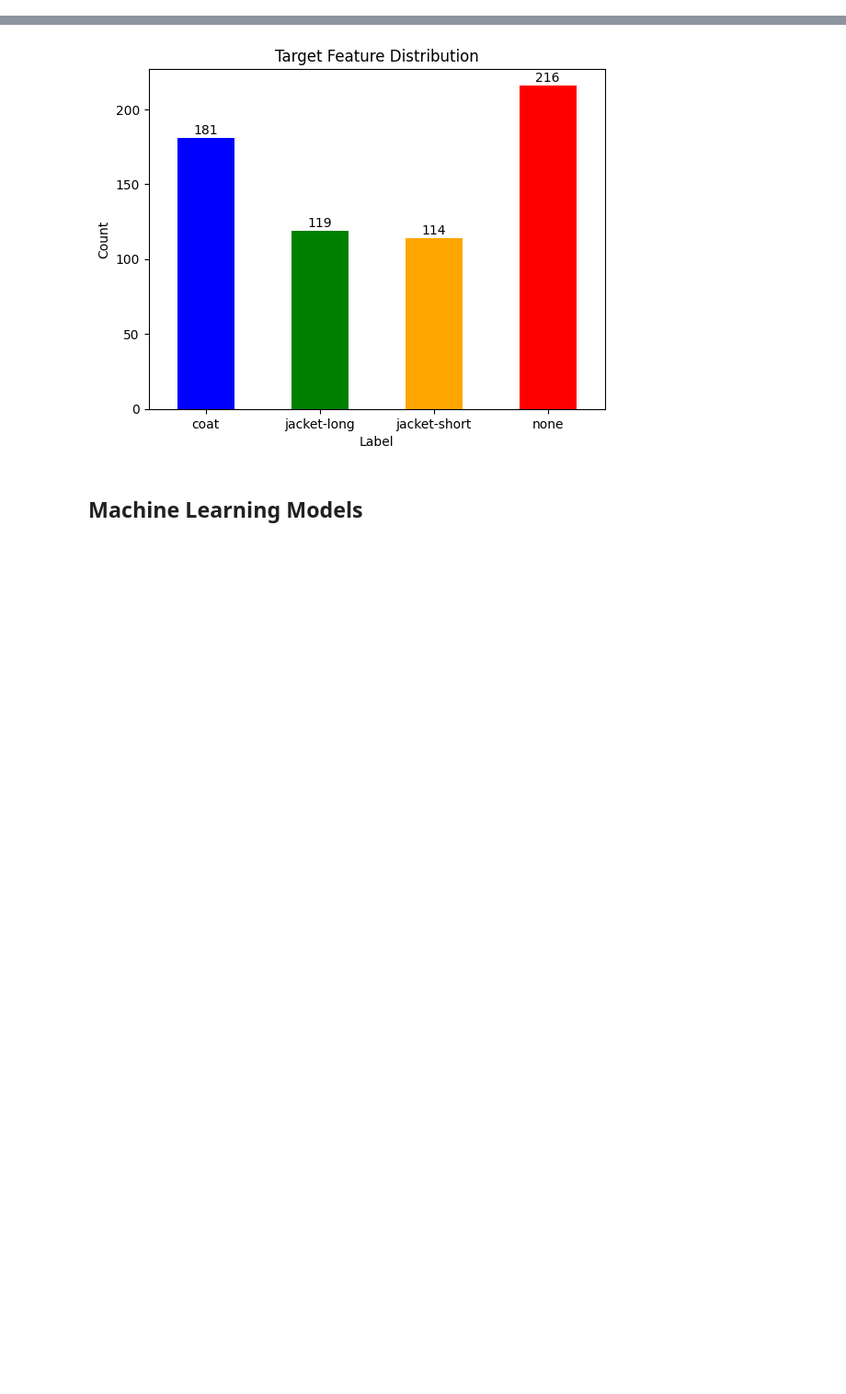
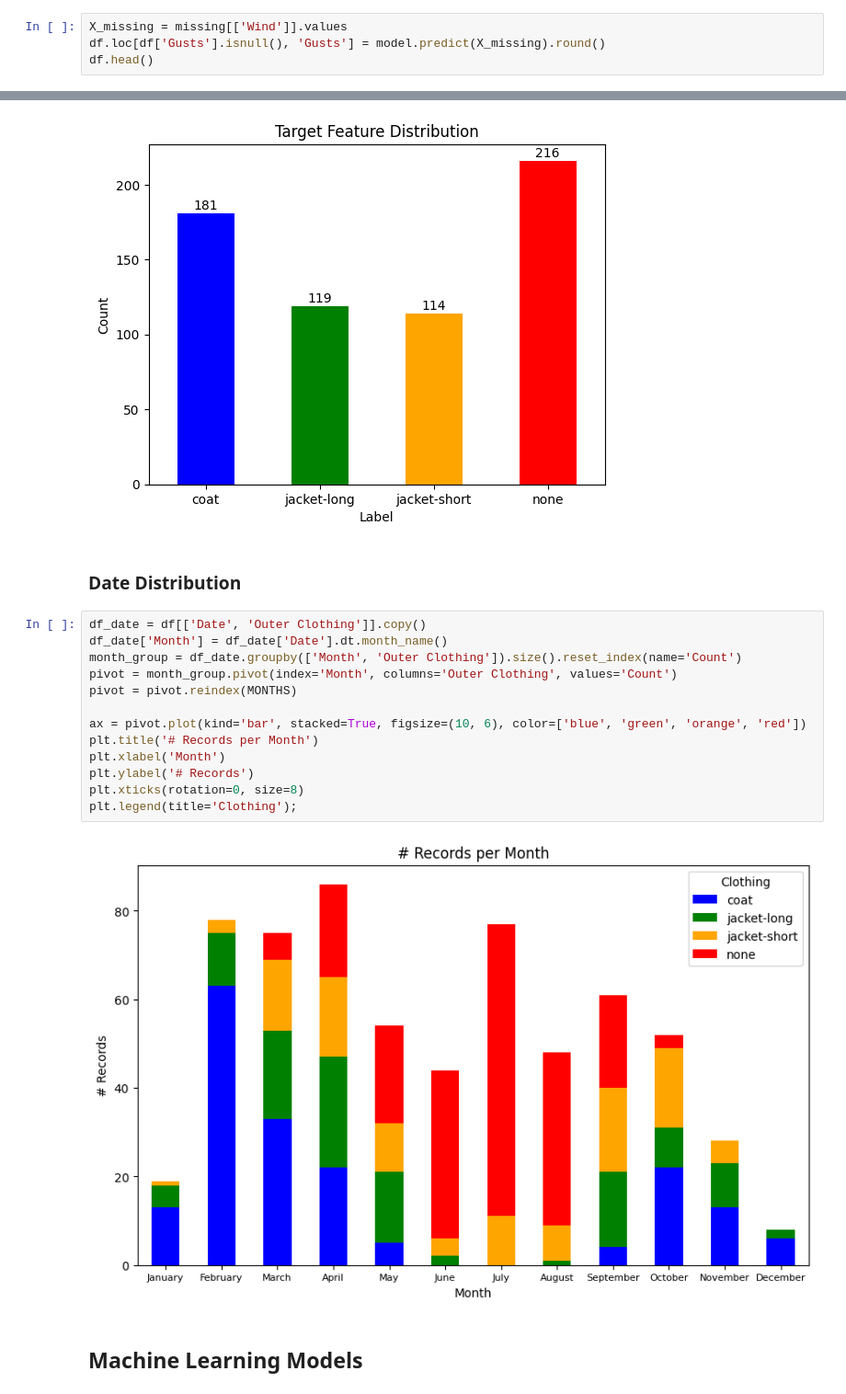
Before and after one commit to tikkikkit21/WeatherML, a Jupyter notebook: research.ipynb, the cells around one changed output, grey strips where cells are left out. Shown at 92% size. Cells and saved outputs as stored; diff of their text form; blank space fills up the shorter version.

```diff
--- a/research.ipynb
+++ b/research.ipynb
@@ -49,0 +106,4 @@ df['Season'] = [get_season(date_str) for date_str in df['Date']]
+# %%
+X_missing = missing[['Wind']].values
+df.loc[df['Gusts'].isnull(), 'Gusts'] = model.predict(X_missing).round()
+df.head()
@@ -65,5 +132,22 @@ plt.xlabel('Label')
 plt.ylabel('Count');
 # %% [output]
 [figure]
+# %% [markdown]
+### Date Distribution
+# %%
+df_date = df[['Date', 'Outer Clothing']].copy()
+df_date['Month'] = df_date['Date'].dt.month_name()
+month_group = df_date.groupby(['Month', 'Outer Clothing']).size().reset_index(name='Count')
+pivot = month_group.pivot(index='Month', columns='Outer Clothing', values='Count')
+pivot = pivot.reindex(MONTHS)
+
+ax = pivot.plot(kind='bar', stacked=True, figsize=(10, 6), color=['blue', 'green', 'orange', 'red'])
+plt.title('# Records per Month')
+plt.xlabel('Month')
+plt.ylabel('# Records')
+plt.xticks(rotation=0, size=8)
+plt.legend(title='Clothing');
+# %% [output]
+[figure, added]
 # %% [markdown]
 ## Machine Learning Models
```
Also changed, not shown: parts of 14 cells of this notebook.
